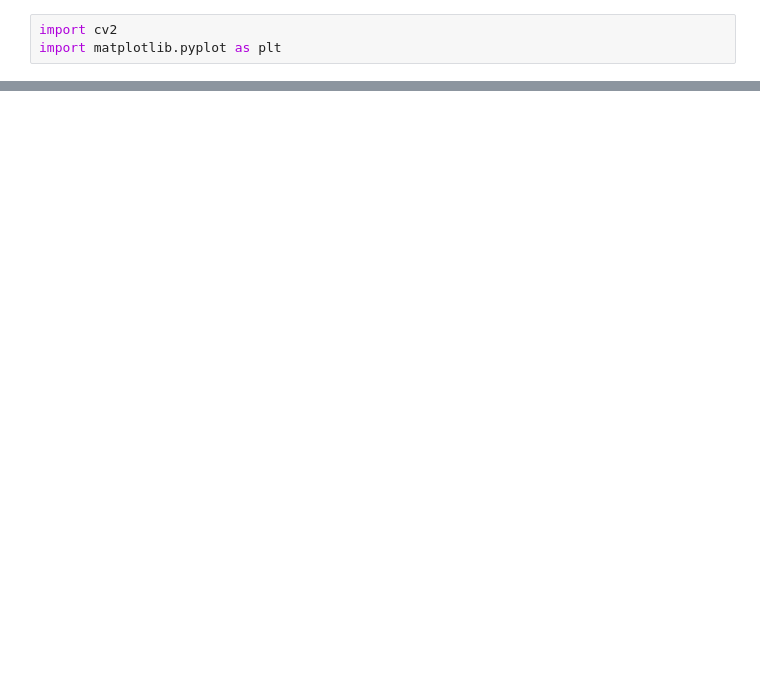
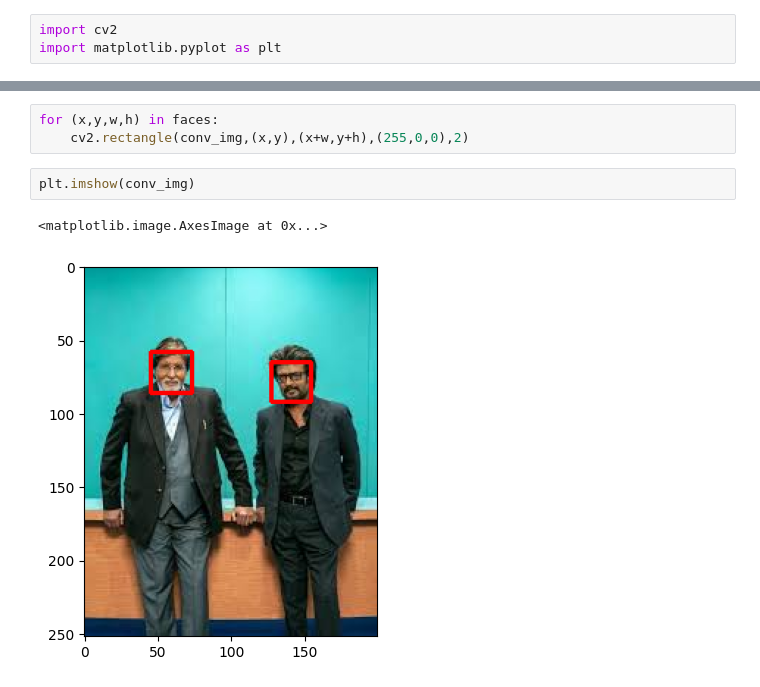
Before and after one commit to AshlinShaji/DL, a Jupyter notebook: face_detection/face_detection.ipynb, the cells around one changed output, grey strips where cells are left out. Cells and saved outputs as stored; diff of their text form; blank space fills up the shorter version.

Commit message:
face detection1

```diff
--- a/face_detection/face_detection.ipynb
+++ b/face_detection/face_detection.ipynb
@@ -35,0 +48,8 @@ plt.imshow(conv_img)
+# %%
+for (x,y,w,h) in faces:
+    cv2.rectangle(conv_img,(x,y),(x+w,y+h),(255,0,0),2)
+# %%
+plt.imshow(conv_img)
+# %% [output]
+<matplotlib.image.AxesImage at 0x...>
+[figure, added]
```
Also changed, not shown: parts of 5 cells of this notebook, 1 other file.
